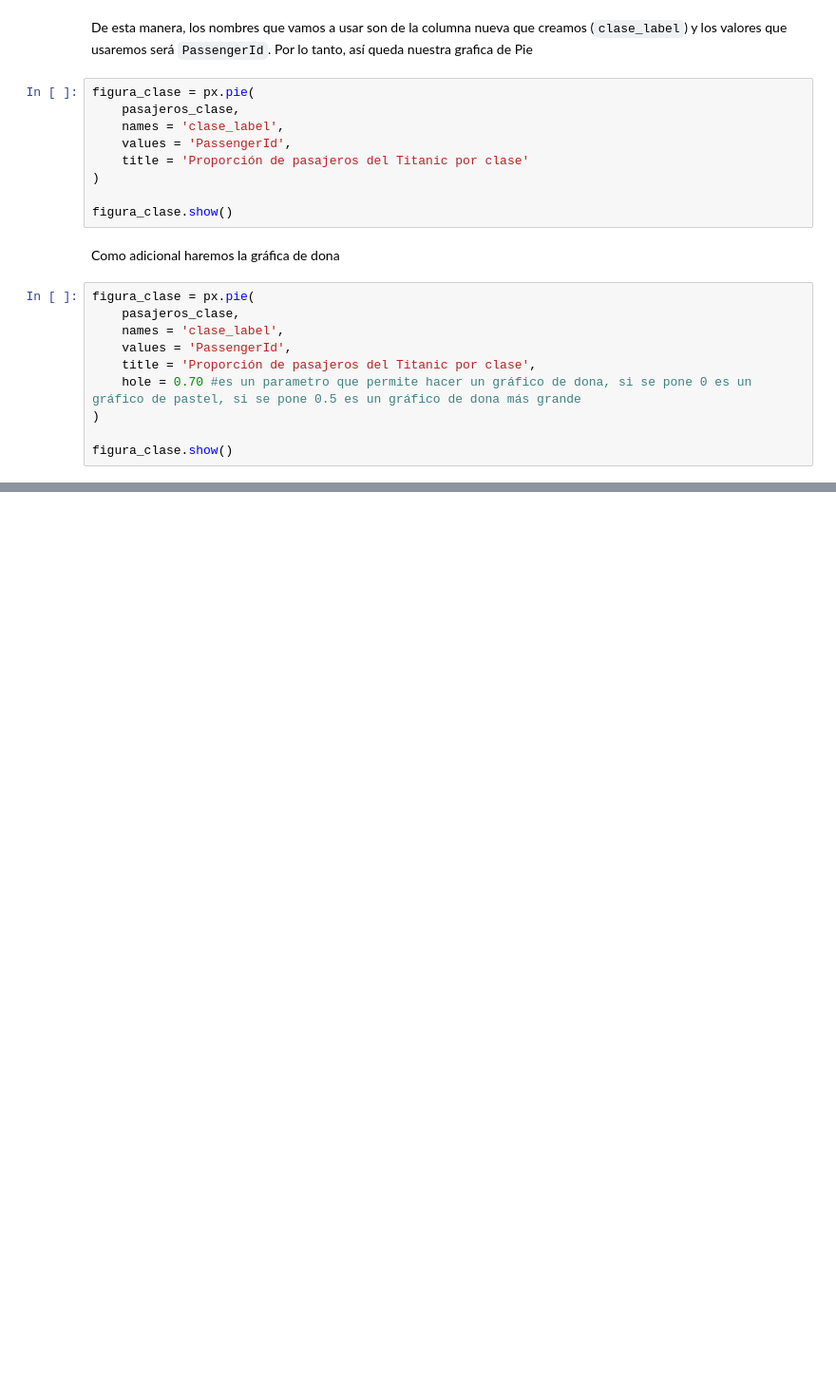
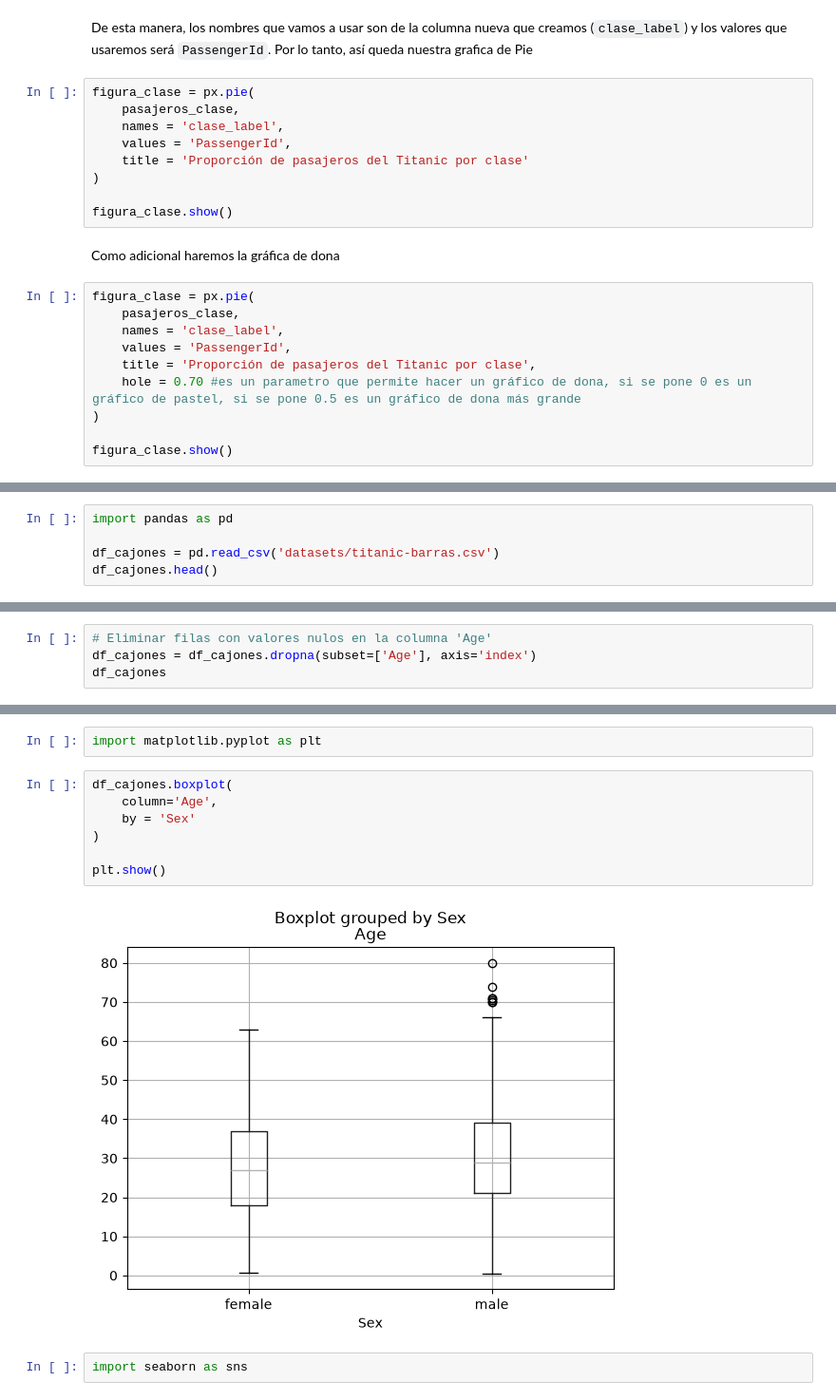
Before and after one commit to Agllpz73/Analisis-de-Datos-Curso, a Jupyter notebook: Visualizaciones/cuaderno_visualizaciones.ipynb, the cells around one changed output, grey strips where cells are left out. Shown at 95% size. Cells and saved outputs as stored; diff of their text form; blank space fills up the shorter version.

```diff
--- a/Visualizaciones/cuaderno_visualizaciones.ipynb
+++ b/Visualizaciones/cuaderno_visualizaciones.ipynb
@@ -186,0 +196,5 @@ figura_clase.show()
+# %%
+import pandas as pd
+
+df_cajones = pd.read_csv('datasets/titanic-barras.csv')
+df_cajones.head()
@@ -186,0 +212,4 @@ figura_clase.show()
+# %%
+# Eliminar filas con valores nulos en la columna 'Age'
+df_cajones = df_cajones.dropna(subset=['Age'], axis='index')
+df_cajones
@@ -186,0 +230,13 @@ figura_clase.show()
+# %%
+import matplotlib.pyplot as plt
+# %%
+df_cajones.boxplot(
+    column='Age',
+    by = 'Sex'
+)
+
+plt.show()
+# %% [output]
+[figure, added]
+# %%
+import seaborn as sns
```
Also changed, not shown: parts of 10 cells of this notebook.
